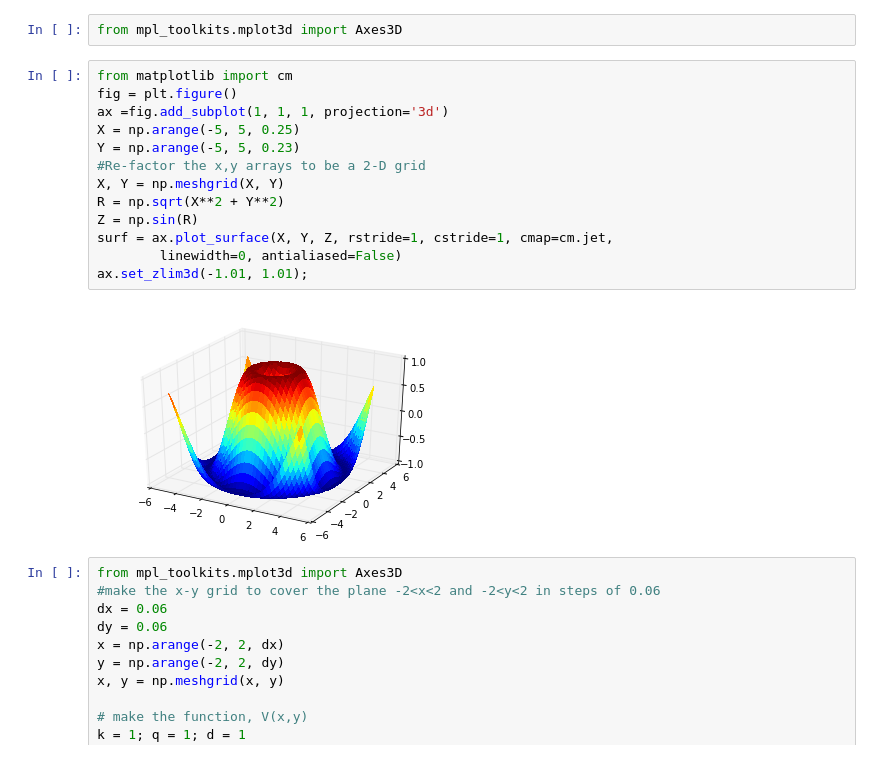
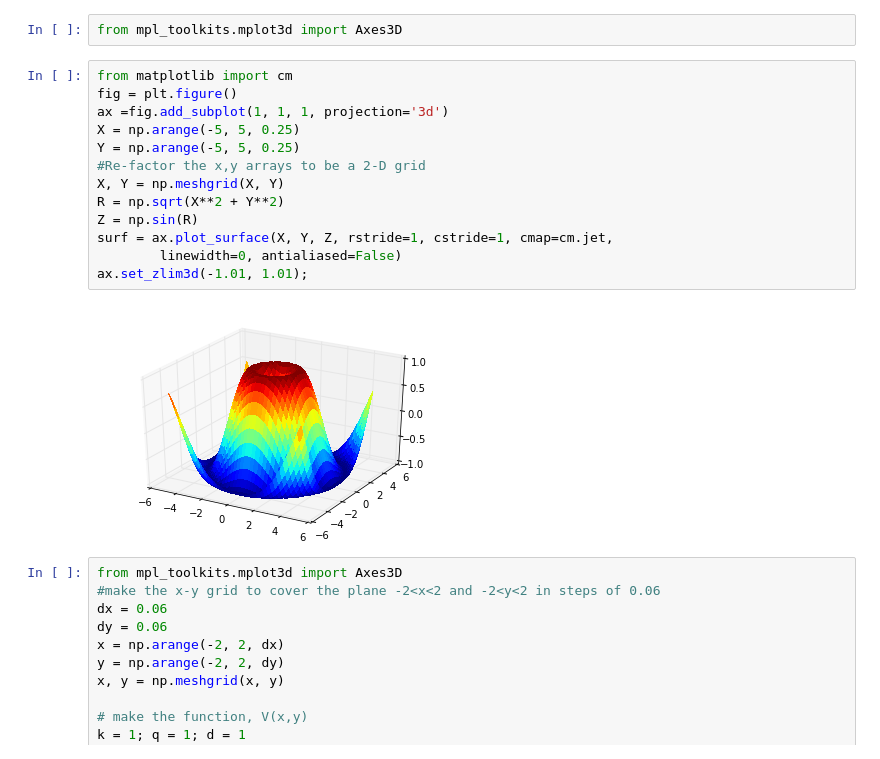
Before and after one commit to jparke08/PHYS202-S14, a Jupyter notebook: Graphics/GraphicsTour.ipynb, the cells around one changed output. Saved outputs shown, nothing was run; the diff lists cells and outputs as text.

```diff
--- a/Graphics/GraphicsTour.ipynb
+++ b/Graphics/GraphicsTour.ipynb
@@ -598,18 +713,18 @@ from mpl_toolkits.mplot3d import Axes3D
 # %%
 from matplotlib import cm
 fig = plt.figure()
 ax =fig.add_subplot(1, 1, 1, projection='3d')
 X = np.arange(-5, 5, 0.25)
-Y = np.arange(-5, 5, 0.23)
+Y = np.arange(-5, 5, 0.25)
 #Re-factor the x,y arrays to be a 2-D grid
 X, Y = np.meshgrid(X, Y)
 R = np.sqrt(X**2 + Y**2)
 Z = np.sin(R)
 surf = ax.plot_surface(X, Y, Z, rstride=1, cstride=1, cmap=cm.jet,
         linewidth=0, antialiased=False)
 ax.set_zlim3d(-1.01, 1.01);
 # %% [output]
-[figure, old version]
+[figure, new version]
 # %%
 from mpl_toolkits.mplot3d import Axes3D
 #make the x-y grid to cover the plane -2<x<2 and -2<y<2 in steps of 0.06
```
Also changed, not shown: parts of 7 cells of this notebook, 2 other files.
